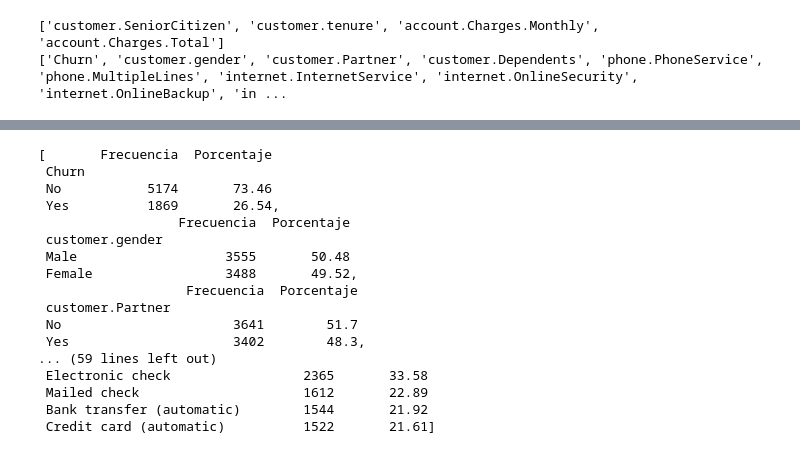
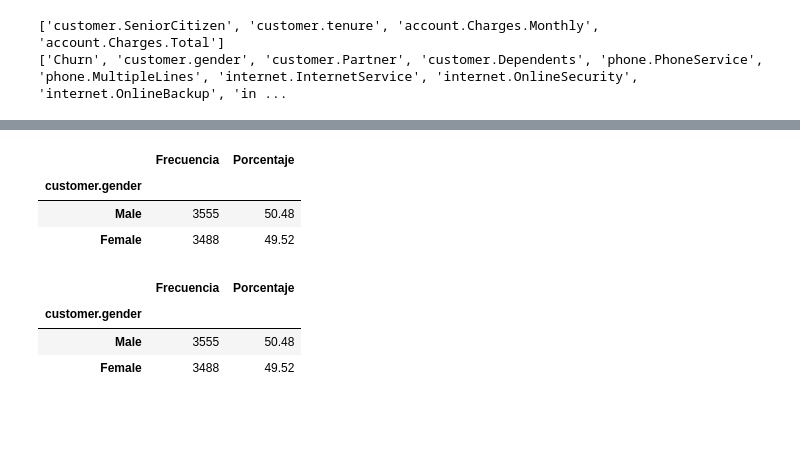
Before and after one commit to Tecindes/ChakkengeONE, a Jupyter notebook: TelecomX_parte2_latam.ipynb, the cells around one changed output, grey strips where cells are left out. Saved outputs shown, nothing was run; the diff lists cells and outputs as text; code cells hidden in the pictures; blank space fills up the shorter version.

```diff
--- a/TelecomX_parte2_latam.ipynb
+++ b/TelecomX_parte2_latam.ipynb
@@ -149,25 +129,12 @@ dtype: float64
 # %%
 dis_frec_cualitativa=[]
 for col in Cualitativa:
   frecuencia=df[col].value_counts()
   porcentaje=df[col].value_counts(normalize=True).round(4)*100
   dis_frec_cualitativa.append(pd.DataFrame({'Frecuencia':frecuencia,'Porcentaje':porcentaje}))
-dis_frec_cualitativa
+dis_frec_cualitativa[1]
 # %% [output]
-[       Frecuencia  Porcentaje
- Churn
- No           5174       73.46
- Yes          1869       26.54,
-                  Frecuencia  Porcentaje
- customer.gender
- Male                   3555       50.48
- Female                 3488       49.52,
-                   Frecuencia  Porcentaje
- customer.Partner
- No                      3641        51.7
- Yes                     3402        48.3,
-... (59 lines left out)
- Electronic check                 2365       33.58
- Mailed check                     1612       22.89
- Bank transfer (automatic)        1544       21.92
- Credit card (automatic)          1522       21.61]
+|  | Frecuencia | Porcentaje |
+| customer.gender |  |  |
+| Male | 3555 | 50.48 |
+| Female | 3488 | 49.52 |
@@ -173,0 +150,7 @@ dis_frec_cualitativa
+# %%
+dis_frec_cualitativa_dict['customer.gender']
+# %% [output]
+|  | Frecuencia | Porcentaje |
+| customer.gender |  |  |
+| Male | 3555 | 50.48 |
+| Female | 3488 | 49.52 |
```
Also changed, not shown: parts of 5 cells of this notebook.
